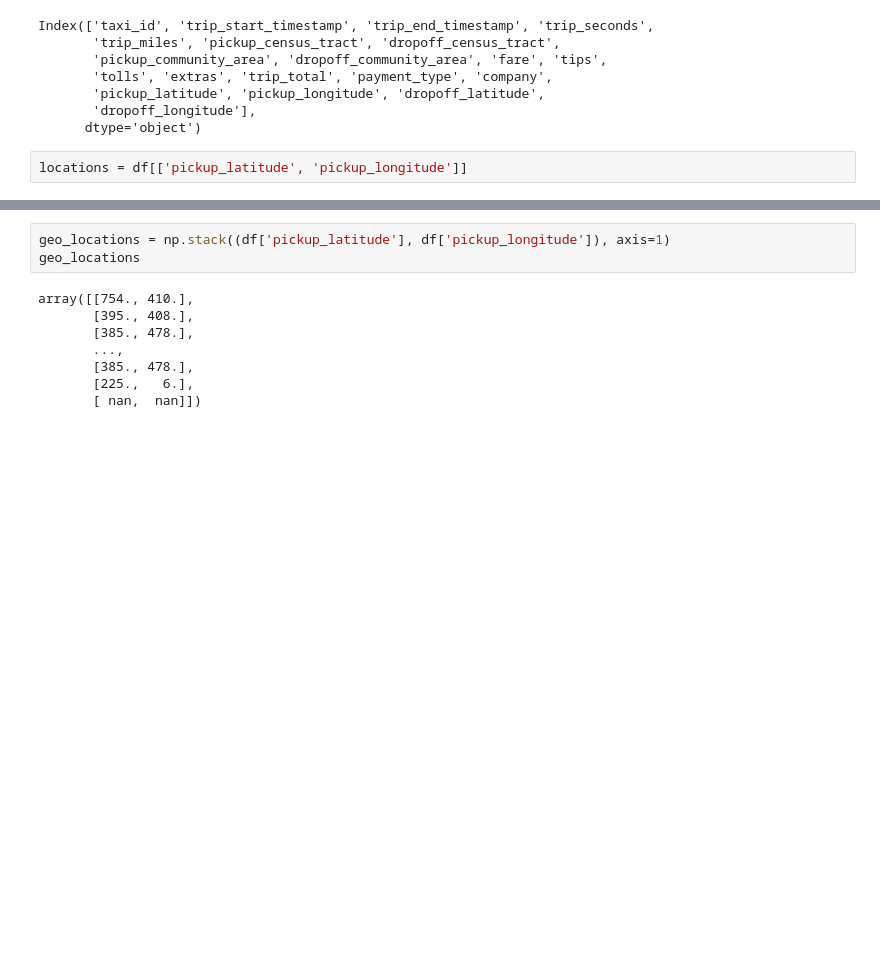
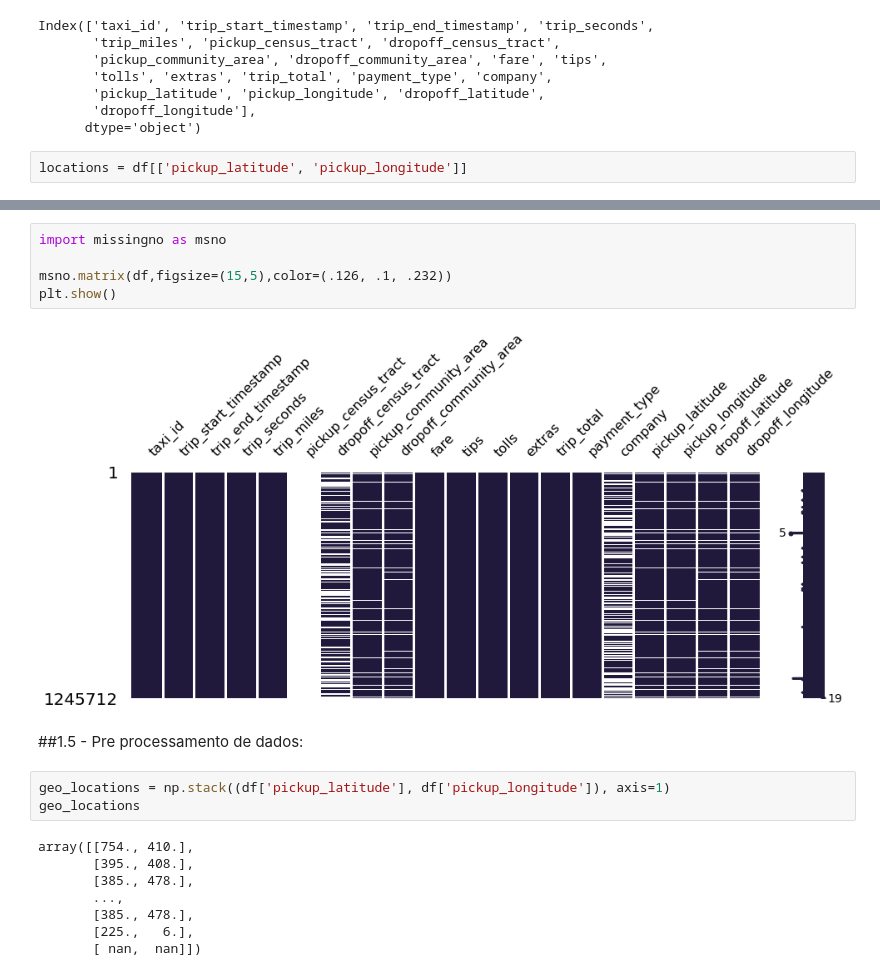
Before and after one commit to Ed1lson/MAC04592021-Atividades, a Jupyter notebook: K_means_Cluster_on_Chicago_City_Taxi_trips.ipynb, the cells around one changed output, grey strips where cells are left out. Saved outputs shown, nothing was run; the diff lists cells and outputs as text; blank space fills up the shorter version.

```diff
--- a/K_means_Cluster_on_Chicago_City_Taxi_trips.ipynb
+++ b/K_means_Cluster_on_Chicago_City_Taxi_trips.ipynb
@@ -133,3 +133,12 @@ plt.show()
+# %%
+import missingno as msno
+
+msno.matrix(df,figsize=(15,5),color=(.126, .1, .232))
+plt.show()
+# %% [output]
+[figure, new version]
+# %% [markdown]
+##1.5 -  Pre processamento de dados:
 # %%
 geo_locations = np.stack((df['pickup_latitude'], df['pickup_longitude']), axis=1)
 geo_locations
```
Also changed, not shown: parts of 18 cells of this notebook.
